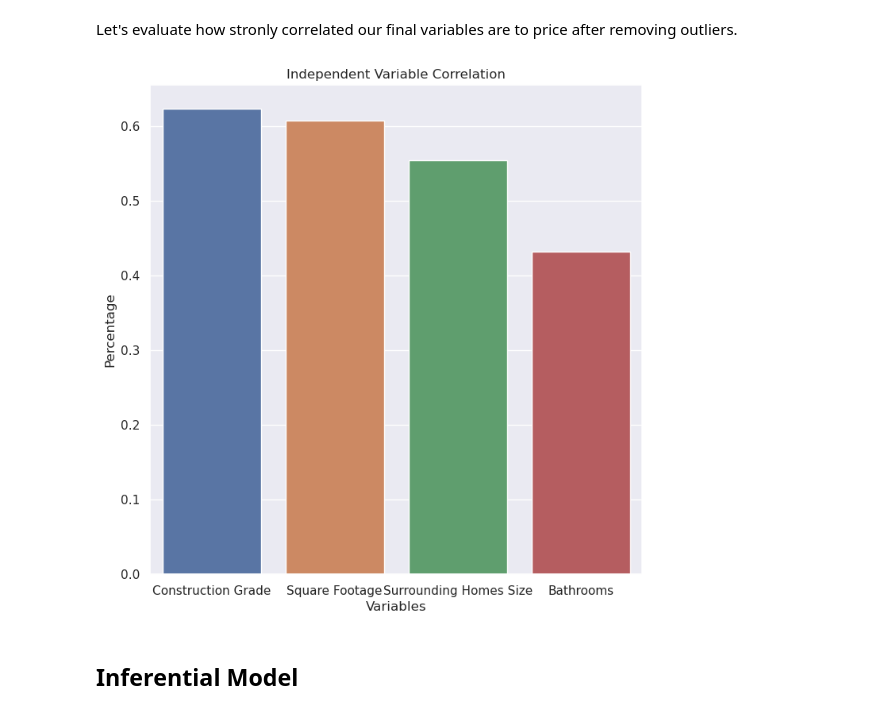
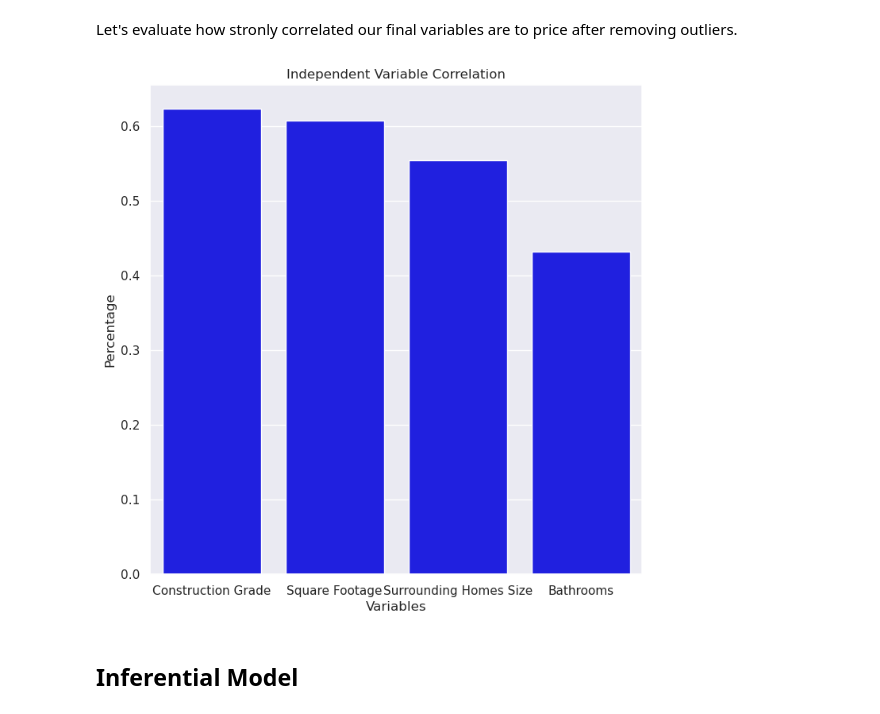
Before and after one commit to JosephMwaniki/KING-COUNTY-HOUSING-PROJECT, a Jupyter notebook: Notebook.ipynb, the cells around one changed output. Cells and saved outputs as stored; diff of their text form; code cells hidden in the pictures.

```diff
--- a/Notebook.ipynb
+++ b/Notebook.ipynb
@@ -443,9 +465,9 @@ keys[4] = 'Bathrooms'
 values = list(non_colin_df.corr()['price'].sort_values(ascending=False))
 # %%
 sns.set(rc = {'figure.figsize':(8,8)})
-sns.barplot(x=keys[1:], y=values[1:]).set(title='Independent Variable Correlation', xlabel='Variables', ylabel='Percentage');
+sns.barplot(x=keys[1:], y=values[1:], color='blue').set(title='Independent Variable Correlation', xlabel='Variables', ylabel='Percentage');
 # %% [output]
-[figure, old version]
+[figure, new version]
 # %% [markdown]
 ## Inferential Model
 # %%
```
Also changed, not shown: parts of 21 cells of this notebook.
